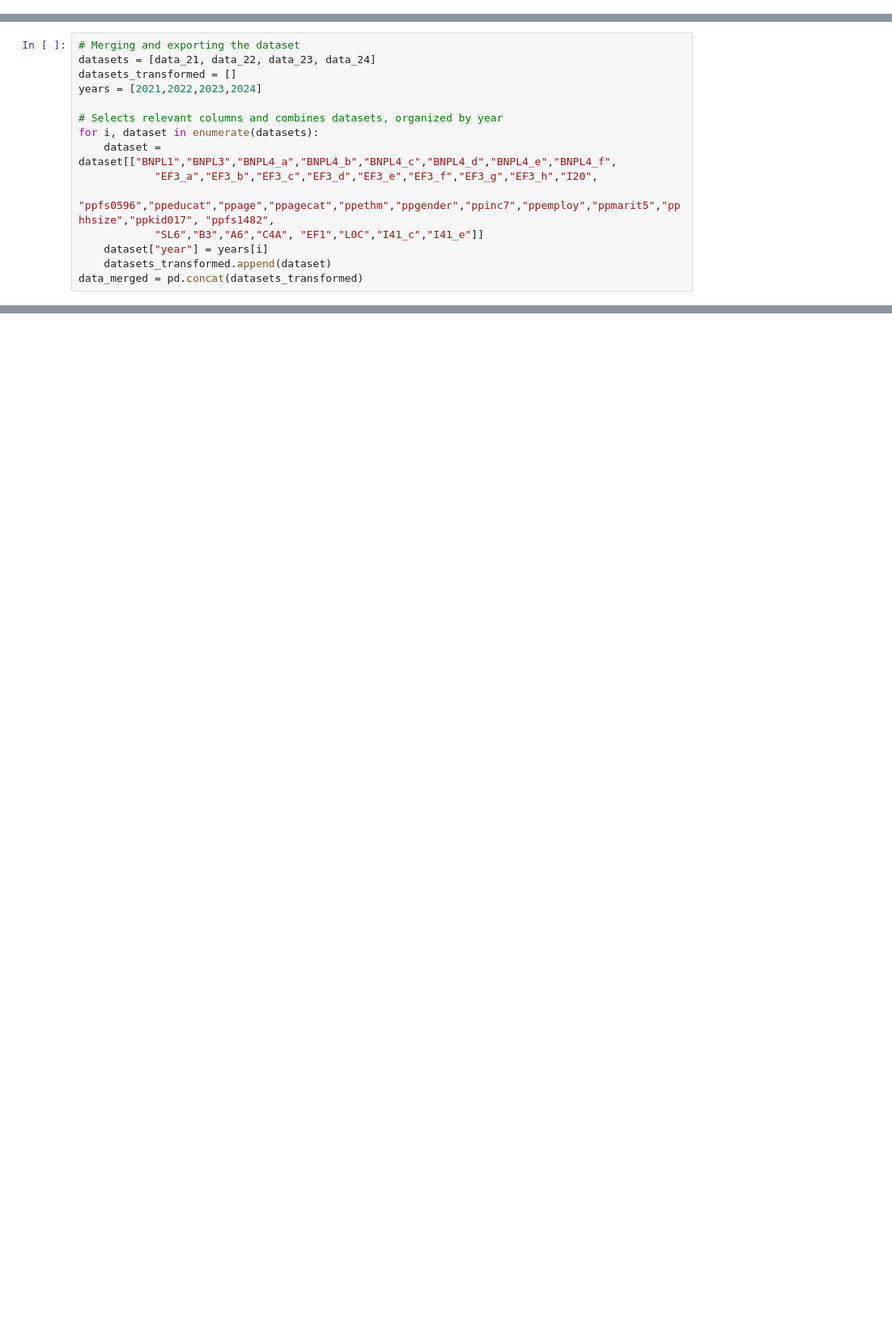
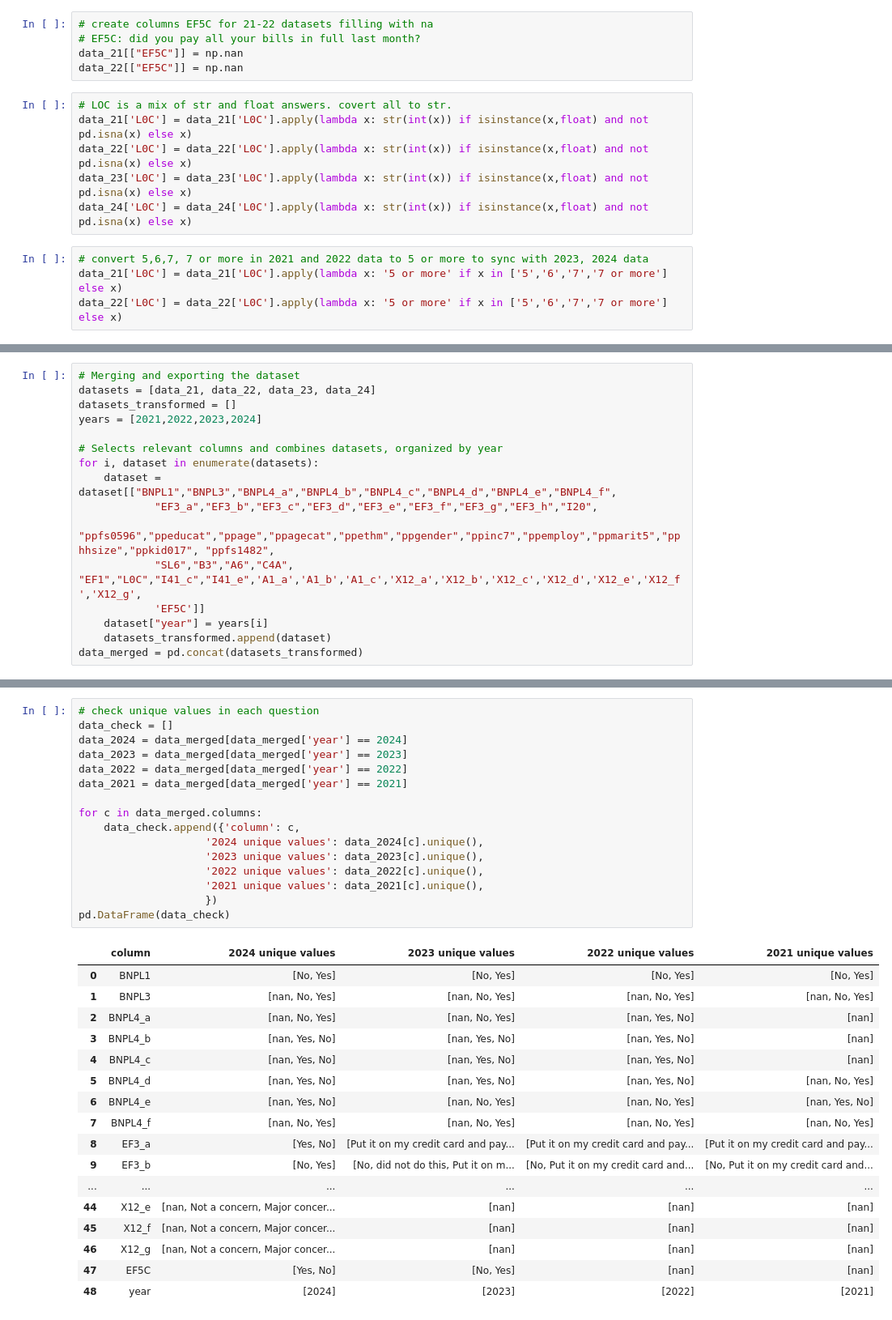
Before and after one commit to kirawei2025/bnpl-prediction, a Jupyter notebook: Data merging and cleaning.ipynb, the cells around one changed output, grey strips where cells are left out. Shown at 81% size. Saved outputs shown, nothing was run; the diff lists cells and outputs as text; blank space fills up the shorter version.

Commit message:
update data merging data cleaning.ipynb update README.md update data_merged.csv add data folder

```diff
--- a/Data merging and cleaning.ipynb
+++ b/Data merging and cleaning.ipynb
@@ -76,0 +101,15 @@ data_21["BNPL4_c"] = np.nan
+# %%
+# create columns EF5C for 21-22 datasets filling with na
+# EF5C: did you pay all your bills in full last month?
+data_21[["EF5C"]] = np.nan
+data_22[["EF5C"]] = np.nan
+# %%
+# LOC is a mix of str and float answers. covert all to str.
+data_21['L0C'] = data_21['L0C'].apply(lambda x: str(int(x)) if isinstance(x,float) and not pd.isna(x) else x)
+data_22['L0C'] = data_22['L0C'].apply(lambda x: str(int(x)) if isinstance(x,float) and not pd.isna(x) else x)
+data_23['L0C'] = data_23['L0C'].apply(lambda x: str(int(x)) if isinstance(x,float) and not pd.isna(x) else x)
+data_24['L0C'] = data_24['L0C'].apply(lambda x: str(int(x)) if isinstance(x,float) and not pd.isna(x) else x)
+# %%
+# convert 5,6,7, 7 or more in 2021 and 2022 data to 5 or more to sync with 2023, 2024 data
+data_21['L0C'] = data_21['L0C'].apply(lambda x: '5 or more' if x in ['5','6','7','7 or more'] else x)
+data_22['L0C'] = data_22['L0C'].apply(lambda x: '5 or more' if x in ['5','6','7','7 or more'] else x)
@@ -85,7 +131,8 @@ for i, dataset in enumerate(datasets):
     dataset = dataset[["BNPL1","BNPL3","BNPL4_a","BNPL4_b","BNPL4_c","BNPL4_d","BNPL4_e","BNPL4_f",
             "EF3_a","EF3_b","EF3_c","EF3_d","EF3_e","EF3_f","EF3_g","EF3_h","I20",
             "ppfs0596","ppeducat","ppage","ppagecat","ppethm","ppgender","ppinc7","ppemploy","ppmarit5","pphhsize","ppkid017", "ppfs1482",
-            "SL6","B3","A6","C4A", "EF1","L0C","I41_c","I41_e"]]
+            "SL6","B3","A6","C4A", "EF1","L0C","I41_c","I41_e",'A1_a','A1_b','A1_c','X12_a','X12_b','X12_c','X12_d','X12_e','X12_f','X12_g',
+            'EF5C']]
     dataset["year"] = years[i]
     datasets_transformed.append(dataset)
 data_merged = pd.concat(datasets_transformed)
@@ -109,0 +180,34 @@ data_merged.to_csv("data_merged.csv")
+# %%
+# check unique values in each question
+data_check = []
+data_2024 = data_merged[data_merged['year'] == 2024]
+data_2023 = data_merged[data_merged['year'] == 2023]
+data_2022 = data_merged[data_merged['year'] == 2022]
+data_2021 = data_merged[data_merged['year'] == 2021]
+
+for c in data_merged.columns:
+    data_check.append({'column': c,
+                    '2024 unique values': data_2024[c].unique(),
+                    '2023 unique values': data_2023[c].unique(),
+                    '2022 unique values': data_2022[c].unique(),
+                    '2021 unique values': data_2021[c].unique(),
+                    })
+pd.DataFrame(data_check)
+# %% [output]
+|  | column | 2024 unique values | 2023 unique values | 2022 unique values | 2021 unique values |
+| 0 | BNPL1 | [No, Yes] | [No, Yes] | [No, Yes] | [No, Yes] |
+| 1 | BNPL3 | [nan, No, Yes] | [nan, No, Yes] | [nan, No, Yes] | [nan, No, Yes] |
+| 2 | BNPL4_a | [nan, No, Yes] | [nan, No, Yes] | [nan, Yes, No] | [nan] |
+| 3 | BNPL4_b | [nan, Yes, No] | [nan, Yes, No] | [nan, Yes, No] | [nan] |
+| 4 | BNPL4_c | [nan, Yes, No] | [nan, Yes, No] | [nan, Yes, No] | [nan] |
+| 5 | BNPL4_d | [nan, Yes, No] | [nan, Yes, No] | [nan, Yes, No] | [nan, No, Yes] |
+| 6 | BNPL4_e | [nan, Yes, No] | [nan, No, Yes] | [nan, No, Yes] | [nan, Yes, No] |
+| 7 | BNPL4_f | [nan, No, Yes] | [nan, No, Yes] | [nan, No, Yes] | [nan, No, Yes] |
+| 8 | EF3_a | [Yes, No] | [Put it on my credit card and pay... | [Put it on my credit card and pay... | [Put it on my credit card and pay... |
+| 9 | EF3_b | [No, Yes] | [No, did not do this, Put it on m... | [No, Put it on my credit card and... | [No, Put it on my credit card and... |
+| ... | ... | ... | ... | ... | ... |
+| 44 | X12_e | [nan, Not a concern, Major concer... | [nan] | [nan] | [nan] |
+| 45 | X12_f | [nan, Not a concern, Major concer... | [nan] | [nan] | [nan] |
+| 46 | X12_g | [nan, Not a concern, Major concer... | [nan] | [nan] | [nan] |
+| 47 | EF5C | [Yes, No] | [No, Yes] | [nan] | [nan] |
+| 48 | year | [2024] | [2023] | [2022] | [2021] |
```
Also changed, not shown: parts of 7 cells of this notebook, 13 other files.
